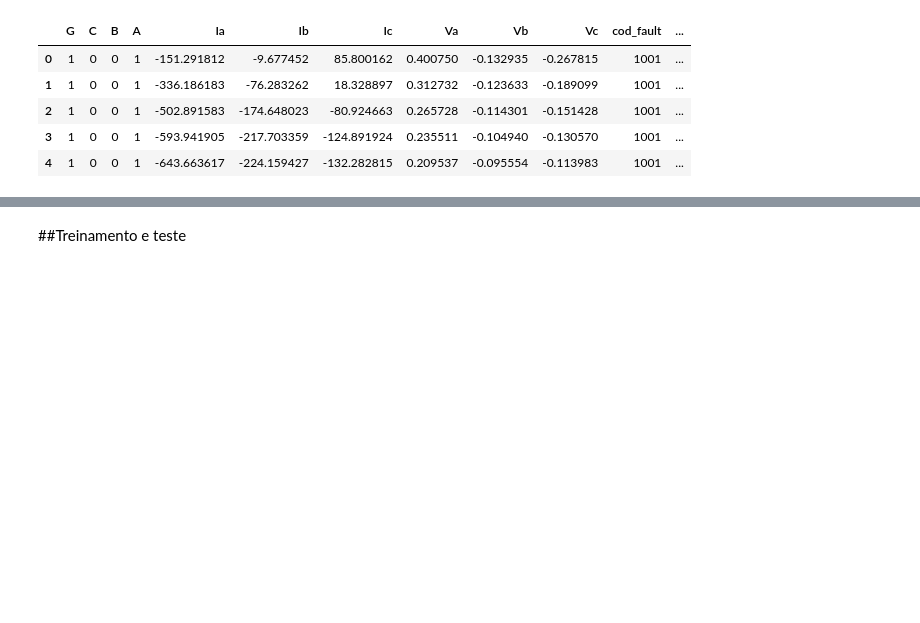
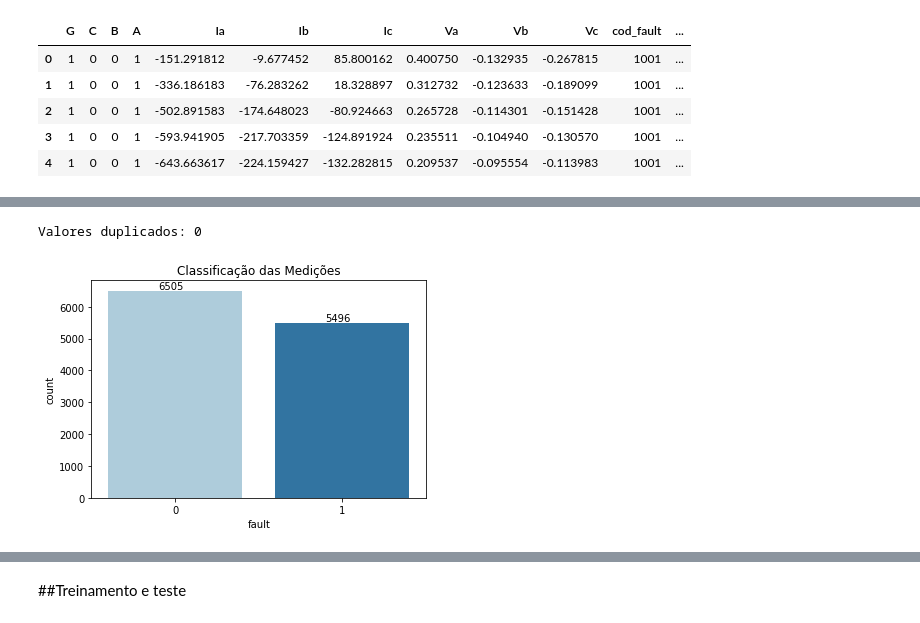
Before and after one commit to romerofernandes/class_fault, a Jupyter notebook: class_fault.ipynb, the cells around one changed output, grey strips where cells are left out. Drawn from its saved outputs; the diff is of its cells as text; code cells hidden in the pictures; blank space fills up the shorter version.

```diff
--- a/class_fault.ipynb
+++ b/class_fault.ipynb
@@ -89,0 +109,14 @@ df_fault_test.head()
+# %%
+print(f"Valores duplicados: {df_fault.duplicated().sum()}")
+# %% [output]
+Valores duplicados: 0
+# %%
+ax = sns.countplot(x=df_fault['fault'], palette="Paired")
+
+for p, label in zip(ax.patches, df_fault["fault"].value_counts().values):
+    ax.annotate(label, (p.get_x()+0.375, p.get_height()*1.007), ha = 'center')
+
+plt.title("Classificação das Medições")
+plt.show()
+# %% [output]
+[figure, added]
```
Also changed, not shown: parts of 3 cells of this notebook.
